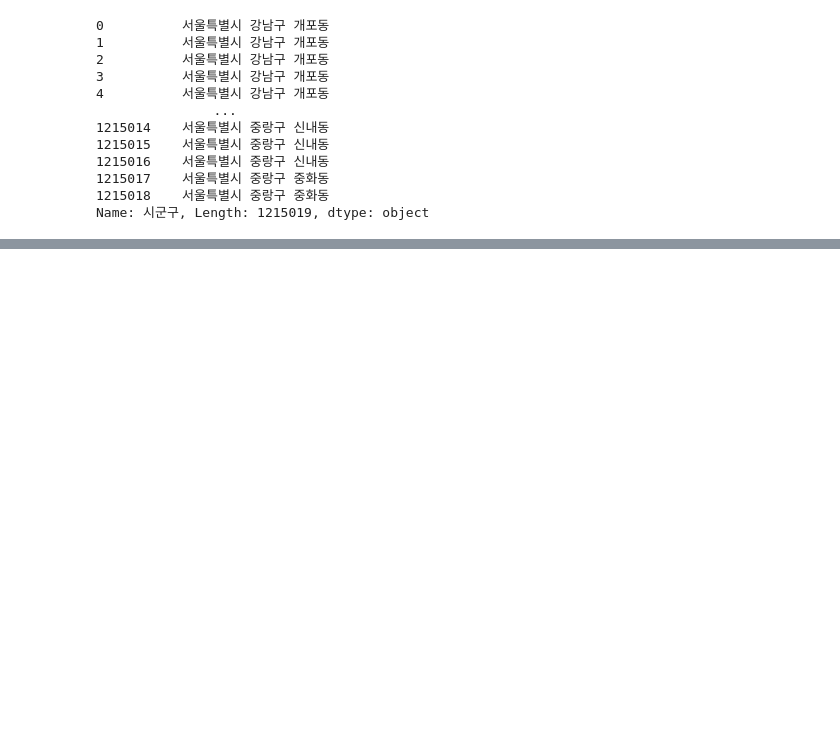
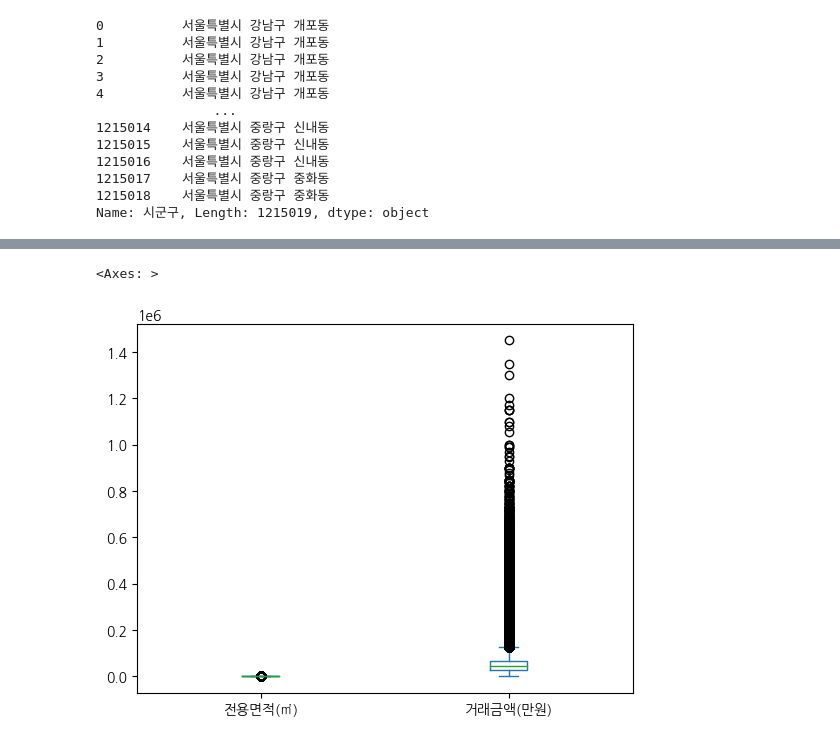
Before and after one commit to HyunahKim1111/himedia_jupyter_files, a Jupyter notebook: 나홀로연습03_부동산실거래.ipynb, the cells around one changed output, grey strips where cells are left out. Drawn from its saved outputs; the diff is of its cells as text; code cells hidden in the pictures; blank space fills up the shorter version.

```diff
--- a/나홀로연습03_부동산실거래.ipynb
+++ b/나홀로연습03_부동산실거래.ipynb
@@ -346,0 +390,5 @@ base_rate
+# %%
+data.plot(kind='box')
+# %% [output]
+<Axes: >
+[figure, added]
```
Also changed, not shown: parts of 27 cells of this notebook.
